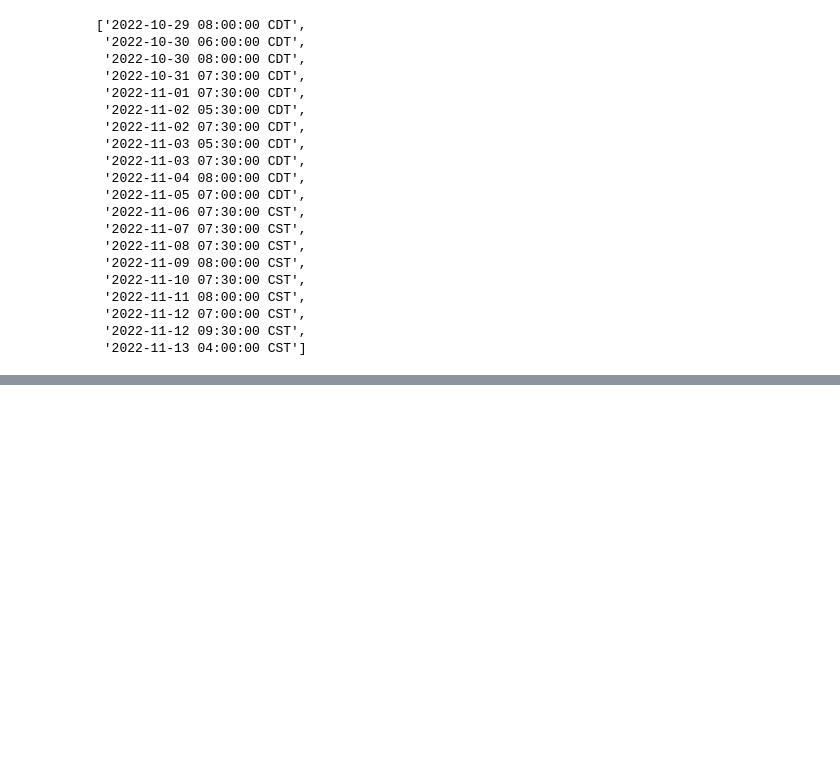
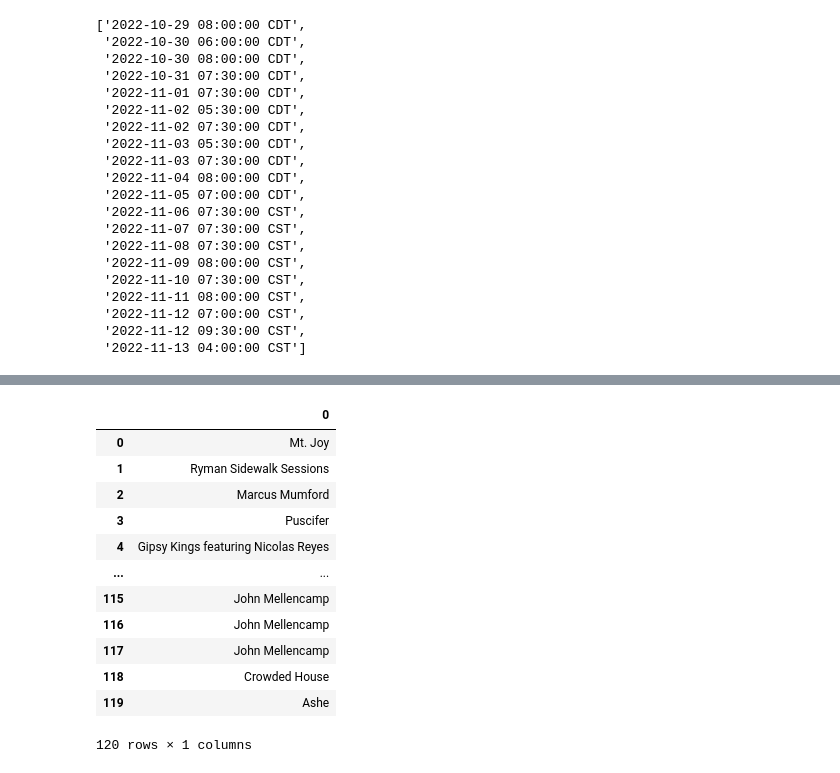
Before and after one commit to NSS-Data-Analytics-Cohort-7/web-scraping-ryman-PrestonSpencer, a Jupyter notebook: notebook/webscraping_ryman.ipynb, the cells around one changed output, grey strips where cells are left out. Drawn from its saved outputs; the diff is of its cells as text; code cells hidden in the pictures; blank space fills up the shorter version.

```diff
--- a/notebook/webscraping_ryman.ipynb
+++ b/notebook/webscraping_ryman.ipynb
@@ -386,0 +394,7 @@ final_ryman_df
+# %%
+all_ryman_4 = []
+
+for x in range(1,7):
+    all_ryman = BS(requests.get(f'https://ryman.com/events/list/?tribe_event_display=list&tribe_paged={x}').text)
+    all_ryman_4.append(all_ryman)
+all_ryman_4
@@ -386,0 +423,6 @@ final_ryman_df
+# %%
+ryman_string = str(all_ryman_4)
+ryman_string = BS(ryman_string)
+# %%
+all_names = ryman_string.findAll('a', attrs = {'class':'tribe-event-url'})
+all_names
@@ -386,0 +447,3 @@ final_ryman_df
+# %%
+all_ryman_artist = [x.get('title') for x in all_names]
+all_ryman_artist
@@ -386,0 +468,17 @@ final_ryman_df
+# %%
+all_artists_series = pd.Series(all_ryman_artist)
+all_artists_series.to_frame()
+# %% [output]
+|  | 0 |
+| 0 | Mt. Joy |
+| 1 | Ryman Sidewalk Sessions |
+| 2 | Marcus Mumford |
+| 3 | Puscifer |
+| 4 | Gipsy Kings featuring Nicolas Reyes |
+| ... | ... |
+| 115 | John Mellencamp |
+| 116 | John Mellencamp |
+| 117 | John Mellencamp |
+| 118 | Crowded House |
+| 119 | Ashe |
+120 rows × 1 columns
```
Also changed, not shown: parts of 41 cells of this notebook.
